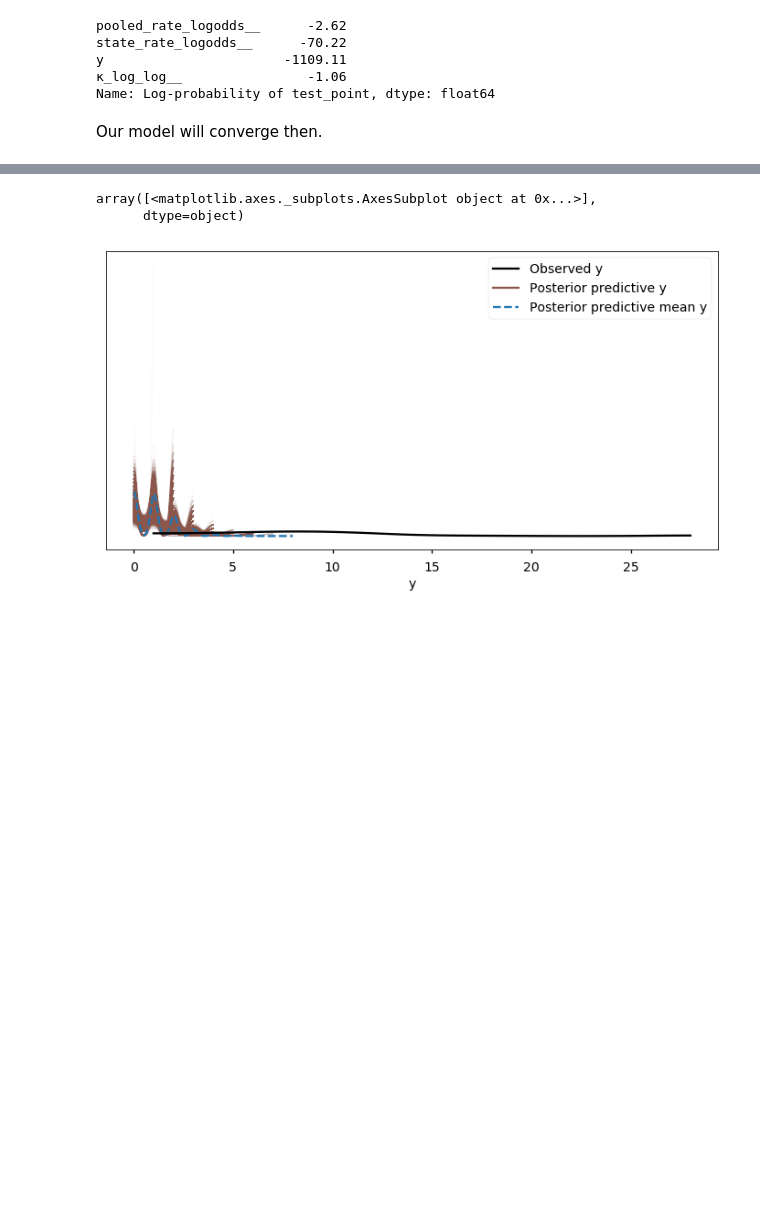
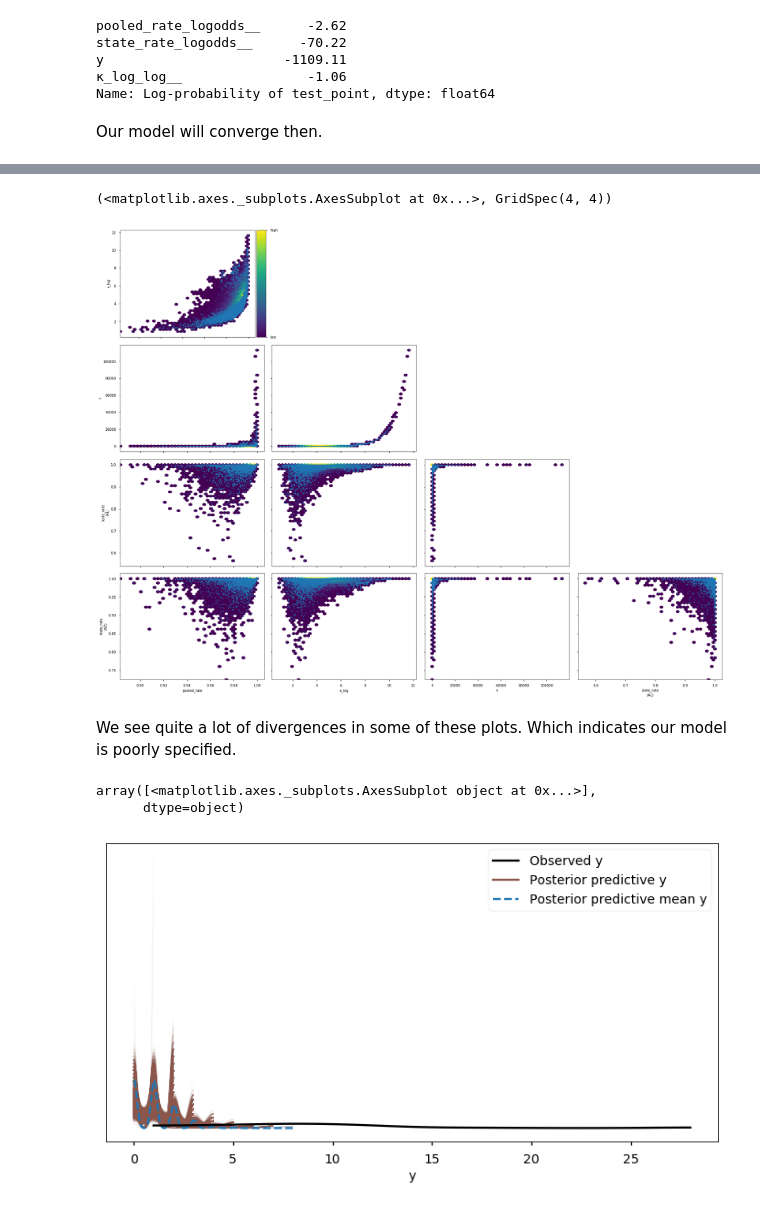
Before and after one commit to springcoil/modernbayesianworkflow, a Jupyter notebook: census_data_us.ipynb, the cells around one changed output, grey strips where cells are left out. Cells and saved outputs as stored; diff of their text form; code cells hidden in the pictures; blank space fills up the shorter version.

```diff
--- a/census_data_us.ipynb
+++ b/census_data_us.ipynb
@@ -159,3 +187,12 @@ data = az.from_pymc3(trace=trace,
+# %%
+coords = {'state': ['AL', 'AZ']}
+az.plot_pair(data, kind='hexbin', coords=coords,
+             colorbar=True, divergences=True)
+# %% [output]
+(<matplotlib.axes._subplots.AxesSubplot at 0x...>, GridSpec(4, 4))
+[figure, added]
+# %% [markdown]
+We see quite a lot of divergences in some of these plots. Which indicates our model is poorly specified.
 # %%
 az.plot_ppc(data, alpha=0.03, figsize=(12, 6), textsize=14)
 # %% [output]
```
Also changed, not shown: parts of 16 cells of this notebook, 10 other files.
